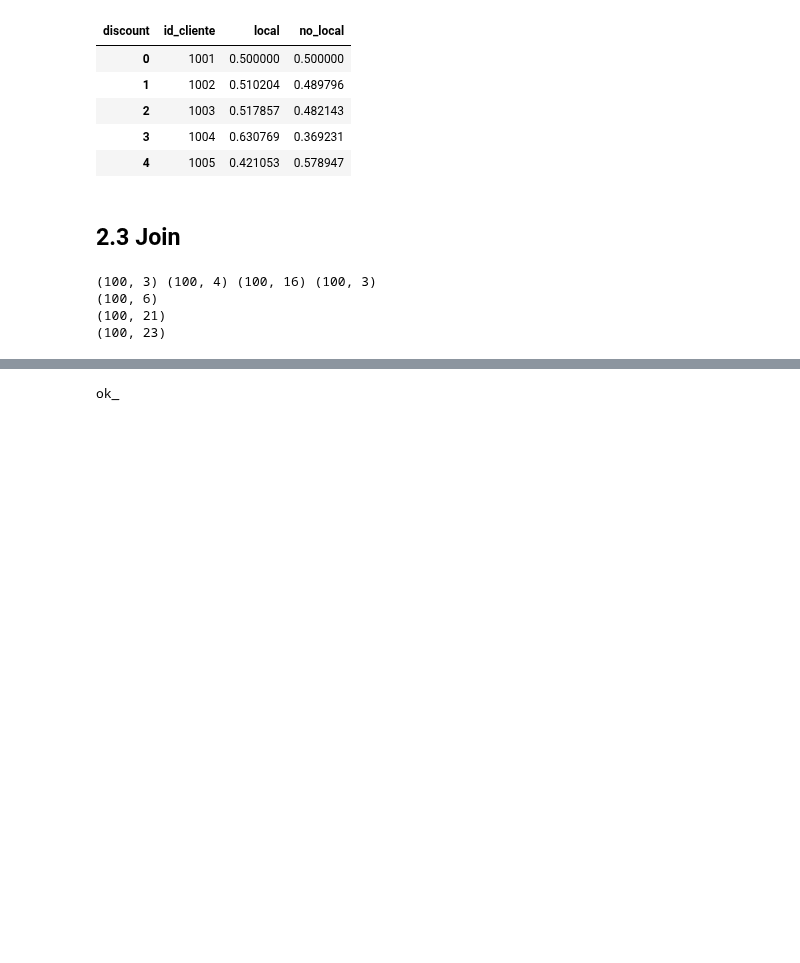
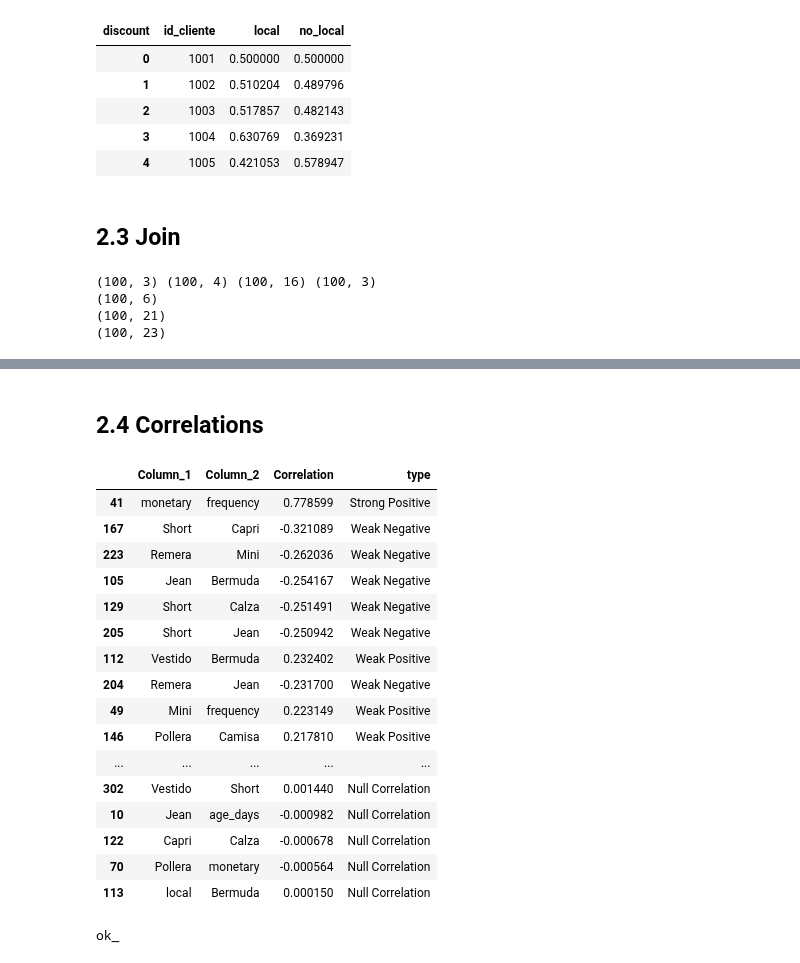
Before and after one commit to oecorrechag/Project-Australia, a Jupyter notebook: notebooks/2.0_join_data.ipynb, the cells around one changed output, grey strips where cells are left out. Saved outputs shown, nothing was run; the diff lists cells and outputs as text; code cells hidden in the pictures; blank space fills up the shorter version.

Commit message:
2.0 correlations}

```diff
--- a/notebooks/2.0_join_data.ipynb
+++ b/notebooks/2.0_join_data.ipynb
@@ -151,0 +143,6 @@ dataset.head()
+# %%
+dataset = dataset.loc[:,['id_cliente', 'sexo', 'age_days', 'recency', 'frequency', 'monetary',
+       'Babucha', 'Bermuda', 'Calza', 'Camisa', 'Capri', 'Chaleco', 'Jean',
+       'Mini', 'Pantalón', 'Pollera', 'Remera', 'Short',
+       'Strapless', 'Vestido', 'local']]
+dataset.head()
@@ -152,3 +156,26 @@ dataset.head()
+# %% [markdown]
+## 2.4 Correlations
+# %%
+salida_correlations = df_correlations(dataset.loc[:, dataset.columns != 'id_sample'], sort_by_distance=True)
+salida_correlations
+# %% [output]
+|  | Column_1 | Column_2 | Correlation | type |
+| 41 | monetary | frequency | 0.778599 | Strong Positive |
+| 167 | Short | Capri | -0.321089 | Weak Negative |
+| 223 | Remera | Mini | -0.262036 | Weak Negative |
+| 105 | Jean | Bermuda | -0.254167 | Weak Negative |
+| 129 | Short | Calza | -0.251491 | Weak Negative |
+| 205 | Short | Jean | -0.250942 | Weak Negative |
+| 112 | Vestido | Bermuda | 0.232402 | Weak Positive |
+| 204 | Remera | Jean | -0.231700 | Weak Negative |
+| 49 | Mini | frequency | 0.223149 | Weak Positive |
+| 146 | Pollera | Camisa | 0.217810 | Weak Positive |
+| ... | ... | ... | ... | ... |
+| 302 | Vestido | Short | 0.001440 | Null Correlation |
+| 10 | Jean | age_days | -0.000982 | Null Correlation |
+| 122 | Capri | Calza | -0.000678 | Null Correlation |
+| 70 | Pollera | monetary | -0.000564 | Null Correlation |
+| 113 | local | Bermuda | 0.000150 | Null Correlation |
 # %%
 # Save data
 dataset.to_parquet(processed/'dataset.parquet.gzip', compression='gzip')
```
Also changed, not shown: parts of 3 cells of this notebook.
